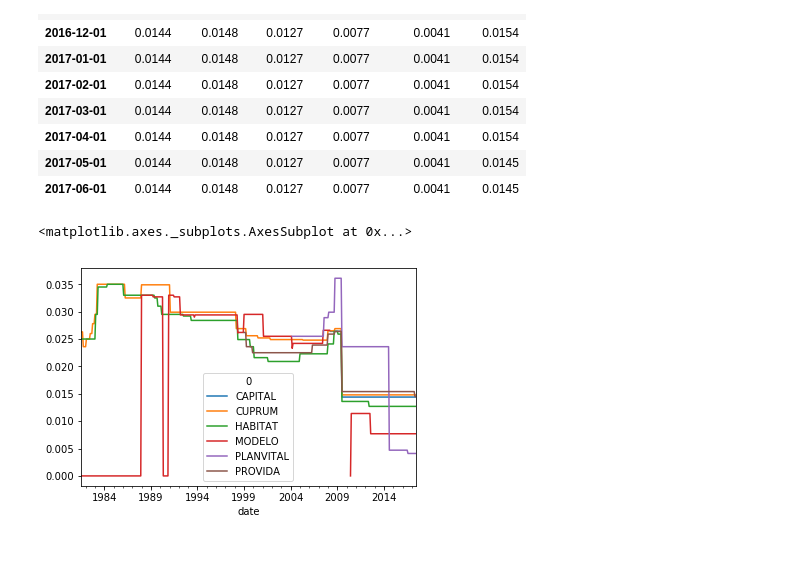
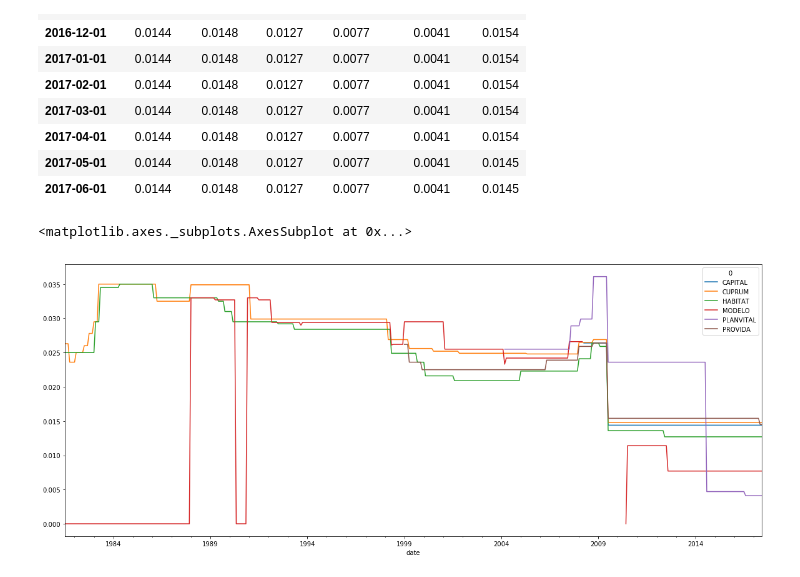
Before and after one commit to jrovegno/afp_deflactada, a Jupyter notebook: ComisionesAFP.ipynb, the cells around one changed output. Saved outputs shown, nothing was run; the diff lists cells and outputs as text; code cells hidden in the pictures.

Commit message:
Better bar plot comisiones

```diff
--- a/ComisionesAFP.ipynb
+++ b/ComisionesAFP.ipynb
@@ -67,7 +68,7 @@ df.tail(12)
 | 2017-05-01 | 0.0144 | 0.0148 | 0.0127 | 0.0077 | 0.0041 | 0.0145 |
 | 2017-06-01 | 0.0144 | 0.0148 | 0.0127 | 0.0077 | 0.0041 | 0.0145 |
 # %%
-df.plot()
+df.plot(figsize=(20,8))
 # %% [output]
 <matplotlib.axes._subplots.AxesSubplot at 0x...>
-[figure, old version]
+[figure, new version]
```
Also changed, not shown: parts of 2 cells of this notebook.
